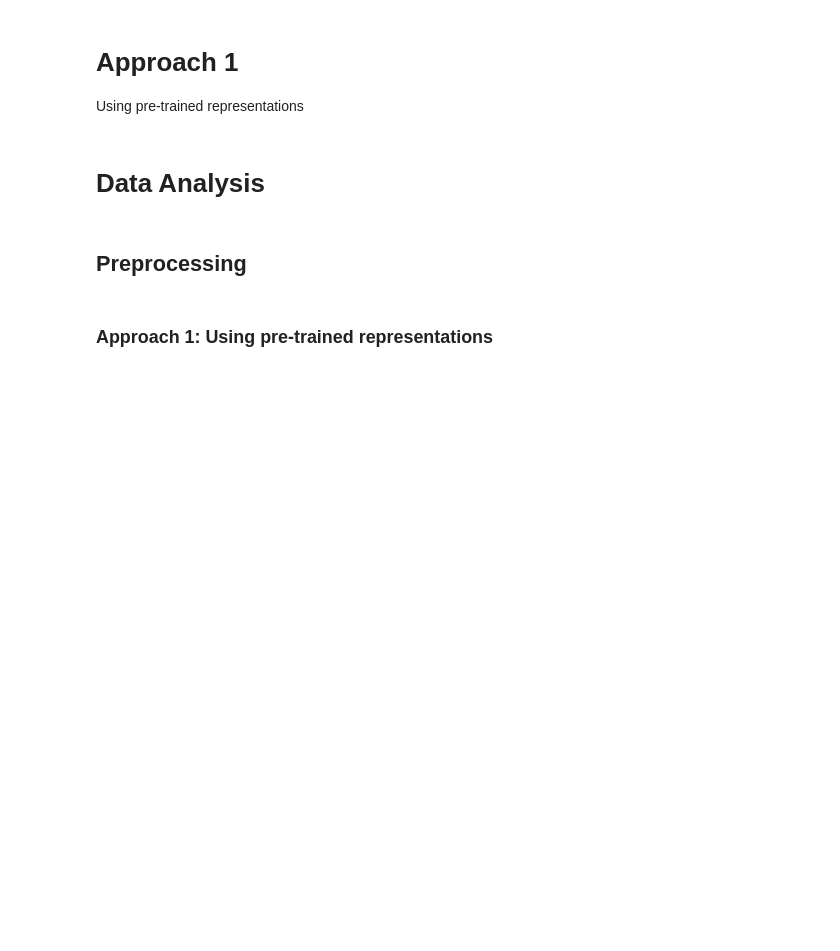
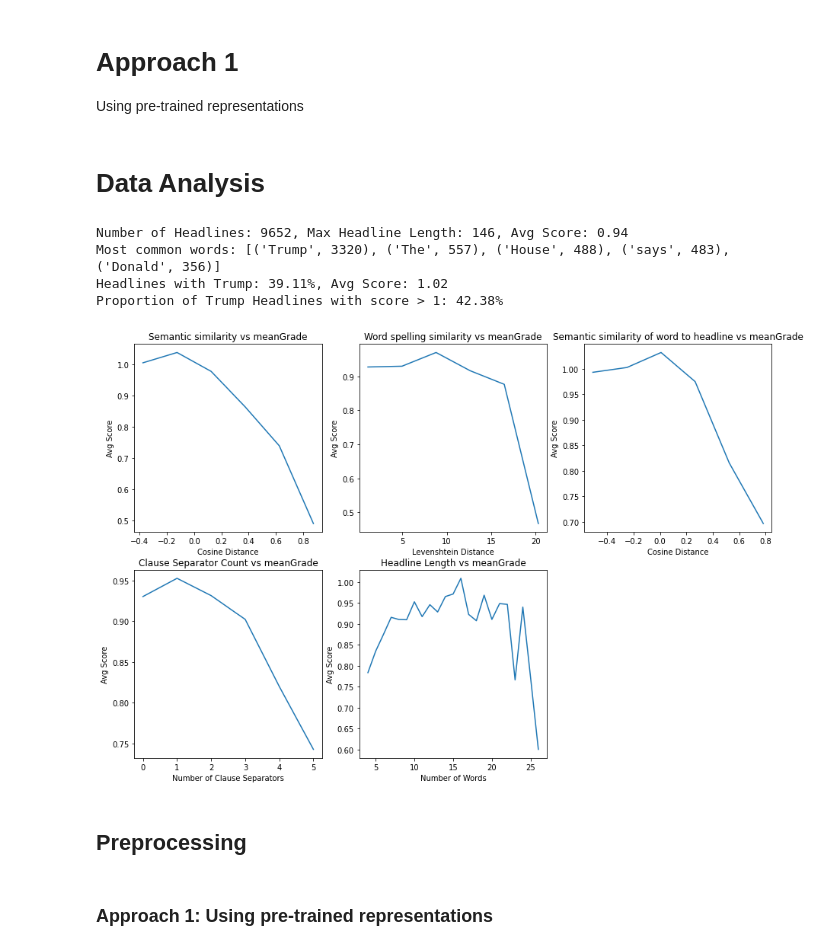
Before and after one commit to matt-malarkey/nlp-cw, a Jupyter notebook: task_1_main.ipynb, the cells around one changed output. Drawn from its saved outputs; the diff is of its cells as text; code cells hidden in the pictures; blank space fills up the shorter version.

```diff
--- a/task_1_main.ipynb
+++ b/task_1_main.ipynb
@@ -208,21 +217,20 @@ for row in train_df.itertuples():
   all_words = row.original.split(' ')
   headline_length_data.append((len(all_words), row.meanGrade))
   sentence_vec = torch.zeros((1,50))
+  original_word_vec = glove[row.originalWord.lower()].unsqueeze(0)
+  edited_word_vec = glove[row.edit.lower()].unsqueeze(0)
+
   for i, word in enumerate(all_words):
     if len(word) > 2 and word[0] == '<' and word[-2] == '/' and word[-1] == '>' :
       word = word[1:-2].lower()
-      original_word_vec = glove[word].unsqueeze(0)
-      edited_word_vec = glove[row.edit.lower()].unsqueeze(0)
-      semantic_distance = torch.cosine_similarity(original_word_vec, edited_word_vec).item()
-      levenshtein_distance = nltk.edit_distance(word, row.edit.lower())
-      semantic_similarity_data.append((semantic_distance, row.meanGrade))
-      levenshtein_similarity_data.append((levenshtein_distance, row.meanGrade))
-    else:
-      sentence_vec += glove[word.lower()].unsqueeze(0)
+    sentence_vec += glove[word.lower()].unsqueeze(0)
 
-    if i == len(all_words) - 1:
-      sentence_semantic_distance = torch.cosine_similarity(sentence_vec, edited_word_vec)
-      sentence_similarity_data.append((sentence_semantic_distance, row.meanGrade))
+  semantic_distance = torch.cosine_similarity(original_word_vec, edited_word_vec).item()
+  levenshtein_distance = nltk.edit_distance(row.originalWord.lower(), row.edit.lower())
+  semantic_similarity_data.append((semantic_distance, row.meanGrade))
+  levenshtein_similarity_data.append((levenshtein_distance, row.meanGrade))
+  sentence_semantic_distance = torch.cosine_similarity(sentence_vec, edited_word_vec)
+  sentence_similarity_data.append((sentence_semantic_distance, row.meanGrade))
 
 
 # Analysis of # of clause separators
@@ -247,33 +255,39 @@ plt.plot(mean_stat_similarity.bin_edges[:-1] + 0.125, mean_stat_similarity.stati
 plt.xlabel('Levenshtein Distance')
 plt.ylabel('Avg Score')
 plt.title('Word spelling similarity vs meanGrade')
 
 # Semantic similarity of word to headline vs meanGrade
 plt.subplot(2, 3, 3)
 mean_stat_similarity = binned_statistic(*zip(*sentence_similarity_data), bins=6)
 plt.plot(mean_stat_similarity.bin_edges[:-1] + 0.125, mean_stat_similarity.statistic)
 plt.xlabel('Cosine Distance')
 plt.ylabel('Avg Score')
 plt.title('Semantic similarity of word to headline vs meanGrade')
 
 # Plot clause separator count vs meanGrade
 plt.subplot(2, 3, 4)
 plt.plot()
 mean_stat_seps = binned_statistic(*zip(*separators_data), bins=6)
 plt.plot(mean_stat_seps.bin_edges[:-1], mean_stat_seps.statistic)
 plt.xlabel('Number of Clause Separators')
 plt.ylabel('Avg Score')
 plt.title('Clause Separator Count vs meanGrade')
 
 # Plot headline length vs meanGrade
 plt.subplot(2, 3, 5)
 mean_stat_headline_len = binned_statistic(*zip(*headline_length_data), bins=30, range=(0, 30))
 plt.plot(mean_stat_headline_len.bin_edges[:-1], mean_stat_headline_len.statistic)
 plt.xlabel('Number of Words')
 plt.ylabel('Avg Score')
 plt.title('Headline Length vs meanGrade')
 
 plt.show()
+# %% [output]
+Number of Headlines: 9652, Max Headline Length: 146, Avg Score: 0.94
+Most common words: [('Trump', 3320), ('The', 557), ('House', 488), ('says', 483), ('Donald', 356)]
+Headlines with Trump: 39.11%, Avg Score: 1.02
+Proportion of Trump Headlines with score > 1: 42.38%
+[figure, added]
 # %% [markdown]
 ## Preprocessing
 # %%
```
Also changed, not shown: parts of 9 cells of this notebook.
